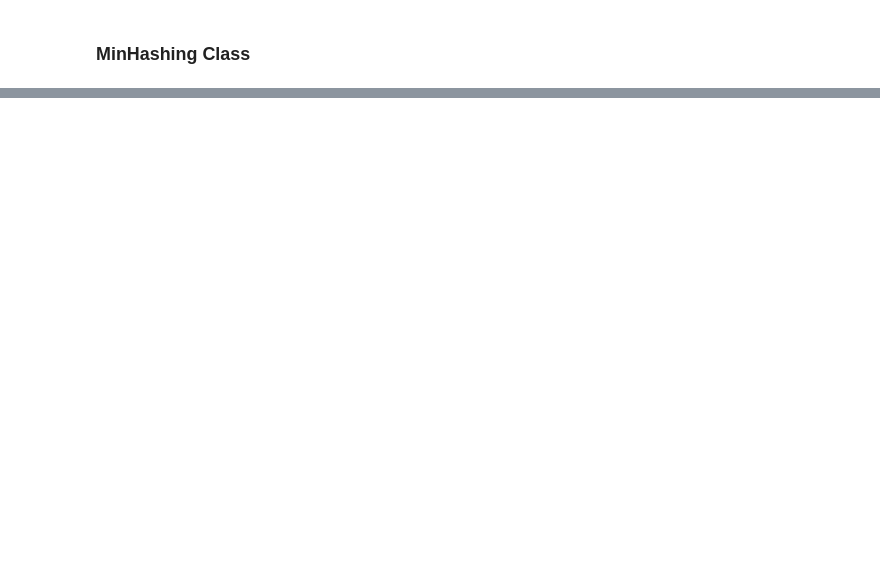
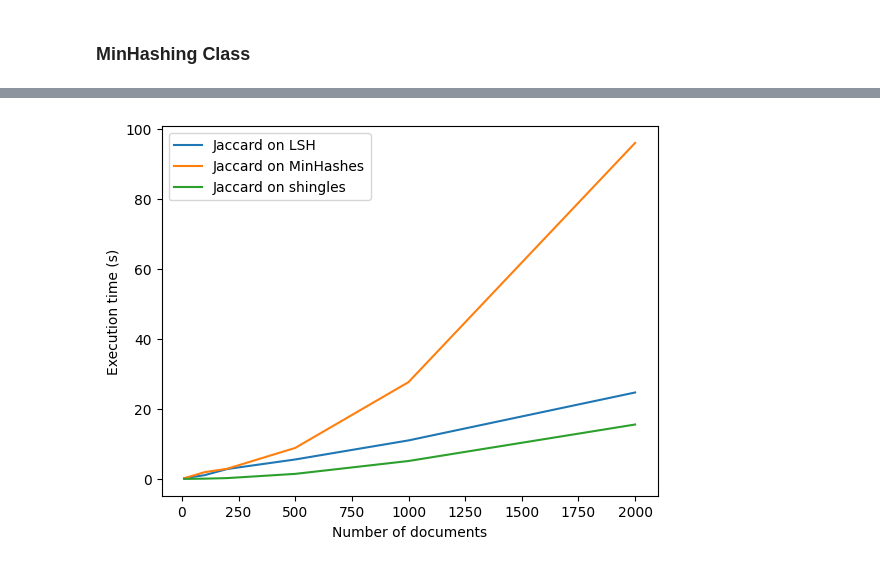
Before and after one commit to boyscout99/textually-similar-documents, a Jupyter notebook: HW1_Chiminelli_Praturlon.ipynb, the cells around one changed output, grey strips where cells are left out. Saved outputs shown, nothing was run; the diff lists cells and outputs as text; code cells hidden in the pictures; blank space fills up the shorter version.

```diff
--- a/HW1_Chiminelli_Praturlon.ipynb
+++ b/HW1_Chiminelli_Praturlon.ipynb
@@ -466,0 +504,34 @@ t_lsh_jacc_sim = np.zeros(len(n_of_docs))
+# %%
+# For LSH
+t_lsh_jacc_sim = np.zeros(len(n_of_docs))
+
+for index in range(len(n_of_docs)):
+    # start timer
+    t_start = time.time()
+    n_docs = n_of_docs[index]
+    print("n_docs: ", n_docs)
+    # Get n_docs documents from the datase
+    data_ls = random.sample(list(df['title']),n_docs)
+    # Compute shingles
+    shingles_list = list_shingles(data_ls)
+    # Computes signature matrix
+    signatures_mat = minhash(shingles_list)
+    # cols
+    cols = [] # get the indexes of colums for the new data frame
+    for i in range(n_docs):
+        cols.append(i)
+
+    df_signatures = pd.DataFrame(signatures_mat, columns = cols) # convert Signatures Matrix to a data frame
+
+    #bucket list is the list of dict() with key: hashed band value and value: index of docs
+    buckets_list = get_bucket_list(df_signatures, 5) #5 is the number of rows in the band
+
+    doc_id = 0
+    # gives out the set of documents id that are similar to the one we pass in d
+    find_similar_docs(doc_id, buckets_list, df_signatures, 5)
+
+    t_stop = time.time() - t_start
+    t_lsh_jacc_sim[index] = t_stop
+
+
+print("Number of documents: ", n_docs, "\nSimilar documents: ", total, "\nTime spent: ", t_stop)
@@ -466,0 +548,12 @@ t_lsh_jacc_sim = np.zeros(len(n_of_docs))
+# %%
+# Graphs
+# Plot
+plt.plot(n_of_docs, t_lsh_jacc_sim, label='Jaccard on LSH')
+plt.plot(n_of_docs, t_minh_jacc_sim, label='Jaccard on MinHashes')
+plt.plot(n_of_docs, t_shin_jacc_sim, label='Jaccard on shingles')
+plt.xlabel('Number of documents')
+plt.ylabel('Execution time (s)')
+plt.legend()
+plt.show()
+# %% [output]
+[figure, added]
```
Also changed, not shown: parts of 14 cells of this notebook, 1 other file.
